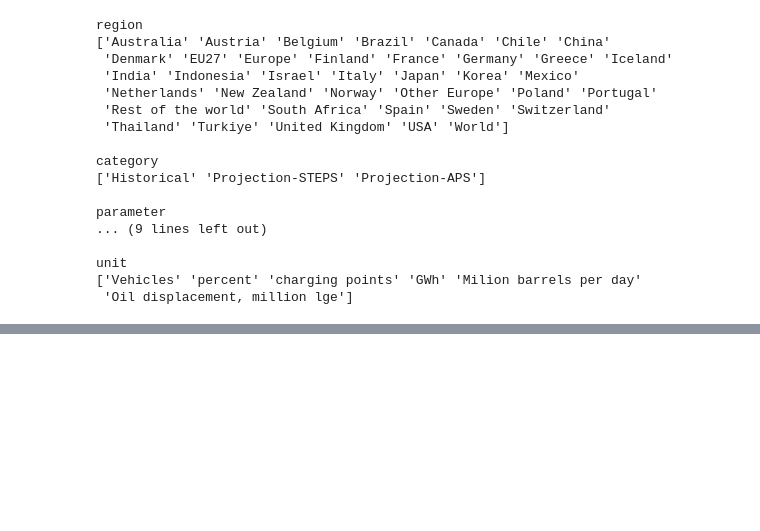
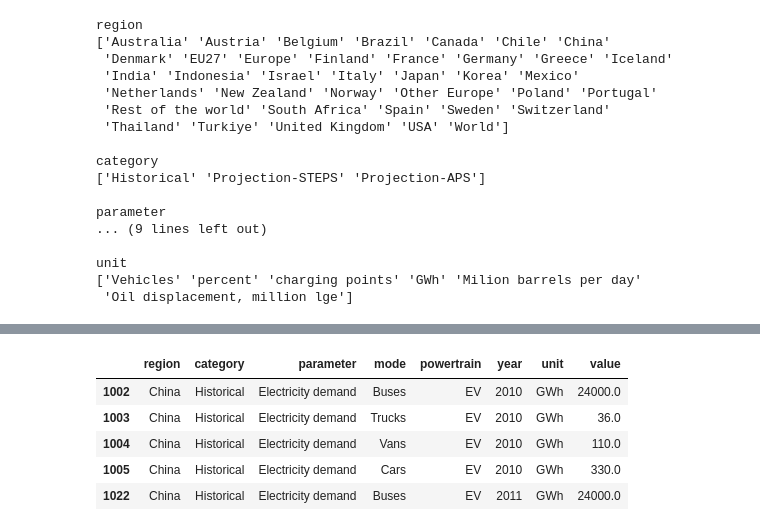
Before and after one commit to HereticInquisitor/Global_EV_value_prediction, a Jupyter notebook: research/trials.ipynb, the cells around one changed output, grey strips where cells are left out. Saved outputs shown, nothing was run; the diff lists cells and outputs as text; code cells hidden in the pictures; blank space fills up the shorter version.

```diff
--- a/research/trials.ipynb
+++ b/research/trials.ipynb
@@ -119,0 +115,2 @@ ValueError: Samples can not be a single string. The input must be an iterable ov
+# %%
+df4 = df[df["unit"]=="GWh"]
@@ -119,0 +148,9 @@ ValueError: Samples can not be a single string. The input must be an iterable ov
+# %%
+df4.head()
+# %% [output]
+|  | region | category | parameter | mode | powertrain | year | unit | value |
+| 1002 | China | Historical | Electricity demand | Buses | EV | 2010 | GWh | 24000.0 |
+| 1003 | China | Historical | Electricity demand | Trucks | EV | 2010 | GWh | 36.0 |
+| 1004 | China | Historical | Electricity demand | Vans | EV | 2010 | GWh | 110.0 |
+| 1005 | China | Historical | Electricity demand | Cars | EV | 2010 | GWh | 330.0 |
+| 1022 | China | Historical | Electricity demand | Buses | EV | 2011 | GWh | 24000.0 |
```
Also changed, not shown: parts of 35 cells of this notebook.
